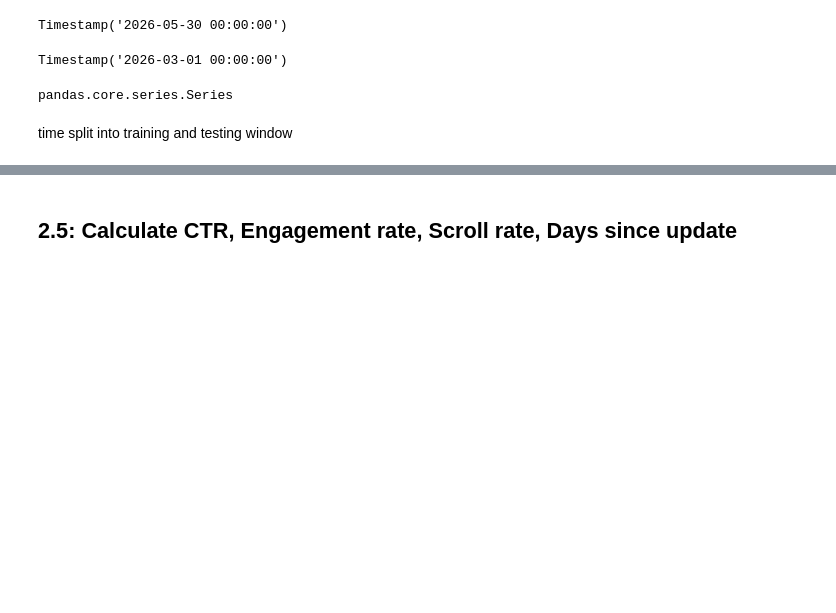
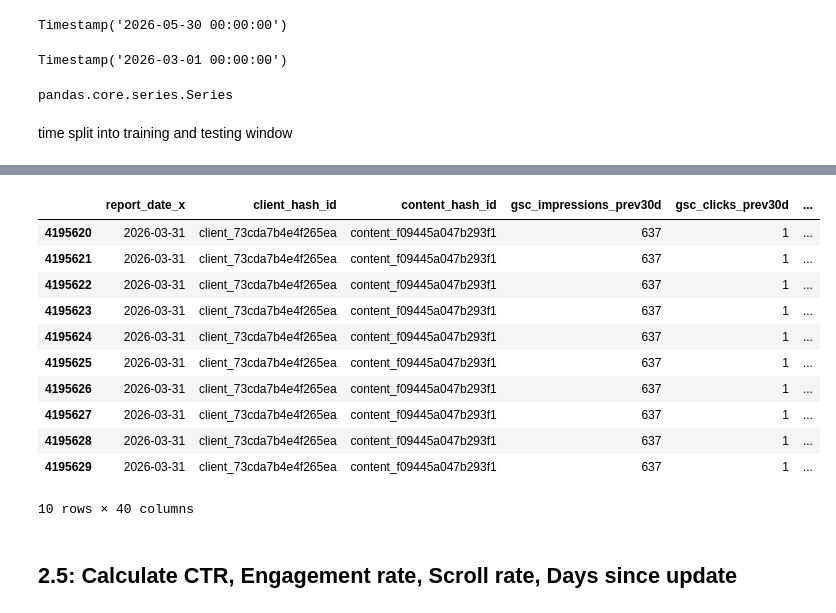
Before and after one commit to MuhammadFaizan0023/FlyRank_ML_internship_repo, a Jupyter notebook: work/notebooks/w04_baseline_score.ipynb, the cells around one changed output, grey strips where cells are left out. Saved outputs shown, nothing was run; the diff lists cells and outputs as text; code cells hidden in the pictures; blank space fills up the shorter version.

```diff
--- a/work/notebooks/w04_baseline_score.ipynb
+++ b/work/notebooks/w04_baseline_score.ipynb
@@ -316,7 +316,7 @@ len(combined_data)
 # %% [output]
 1475444
 # %%
-combined_data_v2 = combined_data.drop(columns=['client_has_gsc','client_has_ga4', 'gsc_data_available', 'ga4_data_available','ai_chatgpt',
+combined_data_v2 = combined_data.drop(columns=['client_has_gsc','client_has_ga4', 'gsc_data_available','gsc_sum_position', 'ga4_data_available','ai_chatgpt',
        'ai_perplexity', 'ai_gemini', 'ai_copilot', 'ai_claude', 'ai_meta', 'ai_other','keyword_hash_id',
        'url_hash_id', 'keyword_char_count', 'keyword_token_count',
        'url_char_count','content_type', 'search_volume', 'competition', 'competition_level','main_intent', 'category_count',
@@ -382,6 +380,11 @@ Index(['report_date', 'client_hash_id', 'content_hash_id', 'gsc_impressions',
       dtype='object')
 # %%
 training_window_01 = training_window_01.rename(columns={"gsc_impressions": "gsc_impressions_prev30d", "gsc_clicks": "gsc_clicks_prev30d",
-                                                        "gsc_avg_postition":"gsc_avg_postition_prev30d","ga4_pageviews":"ga4_pageviews_prev30d",
+                                                        "gsc_avg_position":"gsc_avg_position_prev30d","ga4_pageviews":"ga4_pageviews_prev30d",
                                                         "ga4_sessions":"ga4_sessions_prev30d", "ga4_users":"ga4_users_prev30d",
-                                                        "ga4_engage":""})
+                                                        "ga4_engaged_sessions":"'ga4_engaged_session_prev30", "ga4_total_engagement_sec":"ga4_total_engagement_sec_prev30",
+                                                        "sessions_organic":"sessions_organic_prev30", "sessions_direct":"sessions_direct_prev30",
+                                                        "sessions_referral":"sessions_referral_prev30", "sessions_social":"sessions_social_prev30",
+                                                        "sessions_paid":"sessions_paid_prev30","sessions_ai":"sessions_ai_prev30",
+                                                        "scroll_events":"scroll_events_prev30","cpc":"cpc_prev30", "backlinks":"backlinks_prev30"})
+print(training_window_01.columns)
@@ -404 +421,11 @@ Index(['report_date', 'client_hash_id', 'content_hash_id', 'gsc_impressions',
       dtype='object')
+# %%
+training_window_02 = training_window_02.rename(columns={"gsc_impressions": "gsc_impressions_last30d", "gsc_clicks": "gsc_clicks_last30d",
+                                                        "gsc_avg_position":"gsc_avg_position_last30d","ga4_pageviews":"ga4_pageviews_last30d",
+                                                        "ga4_sessions":"ga4_sessions_last30d", "ga4_users":"ga4_users_last30d",
+                                                        "ga4_engaged_sessions":"'ga4_engaged_session_last30", "ga4_total_engagement_sec":"ga4_total_engagement_sec_last30",
+                                                        "sessions_organic":"sessions_organic_last30", "sessions_direct":"sessions_direct_last30",
+                                                        "sessions_referral":"sessions_referral_last30", "sessions_social":"sessions_social_last30",
+                                                        "sessions_paid":"sessions_paid_last30","sessions_ai":"sessions_ai_last30",
+                                                        "scroll_events":"scroll_events_last30","cpc":"cpc_last30", "backlinks":"backlinks_last30"})
+print(training_window_02.columns)
@@ -421,0 +462,6 @@ Index(['report_date', 'client_hash_id', 'content_hash_id', 'gsc_impressions',
+# %%
+features_column = training_window_01.merge(
+    training_window_02,
+    on=("client_hash_id", "content_hash_id", "content_created_date","content_updated_date"),
+    how="left"
+)
@@ -422,2 +489,17 @@ Index(['report_date', 'client_hash_id', 'content_hash_id', 'gsc_impressions',
+# %%
+features_column.tail(10)
+# %% [output]
+|  | report_date_x | client_hash_id | content_hash_id | gsc_impressions_prev30d | gsc_clicks_prev30d | ... |
+| 4195620 | 2026-03-31 | client_73cda7b4e4f265ea | content_f09445a047b293f1 | 637 | 1 | ... |
+| 4195621 | 2026-03-31 | client_73cda7b4e4f265ea | content_f09445a047b293f1 | 637 | 1 | ... |
+| 4195622 | 2026-03-31 | client_73cda7b4e4f265ea | content_f09445a047b293f1 | 637 | 1 | ... |
+| 4195623 | 2026-03-31 | client_73cda7b4e4f265ea | content_f09445a047b293f1 | 637 | 1 | ... |
+| 4195624 | 2026-03-31 | client_73cda7b4e4f265ea | content_f09445a047b293f1 | 637 | 1 | ... |
+| 4195625 | 2026-03-31 | client_73cda7b4e4f265ea | content_f09445a047b293f1 | 637 | 1 | ... |
+| 4195626 | 2026-03-31 | client_73cda7b4e4f265ea | content_f09445a047b293f1 | 637 | 1 | ... |
+| 4195627 | 2026-03-31 | client_73cda7b4e4f265ea | content_f09445a047b293f1 | 637 | 1 | ... |
+| 4195628 | 2026-03-31 | client_73cda7b4e4f265ea | content_f09445a047b293f1 | 637 | 1 | ... |
+| 4195629 | 2026-03-31 | client_73cda7b4e4f265ea | content_f09445a047b293f1 | 637 | 1 | ... |
+10 rows × 40 columns
 # %% [markdown]
 <h2>2.5: Calculate CTR, Engagement rate, Scroll rate, Days since update</h2>
```
Also changed, not shown: parts of 10 cells of this notebook.
